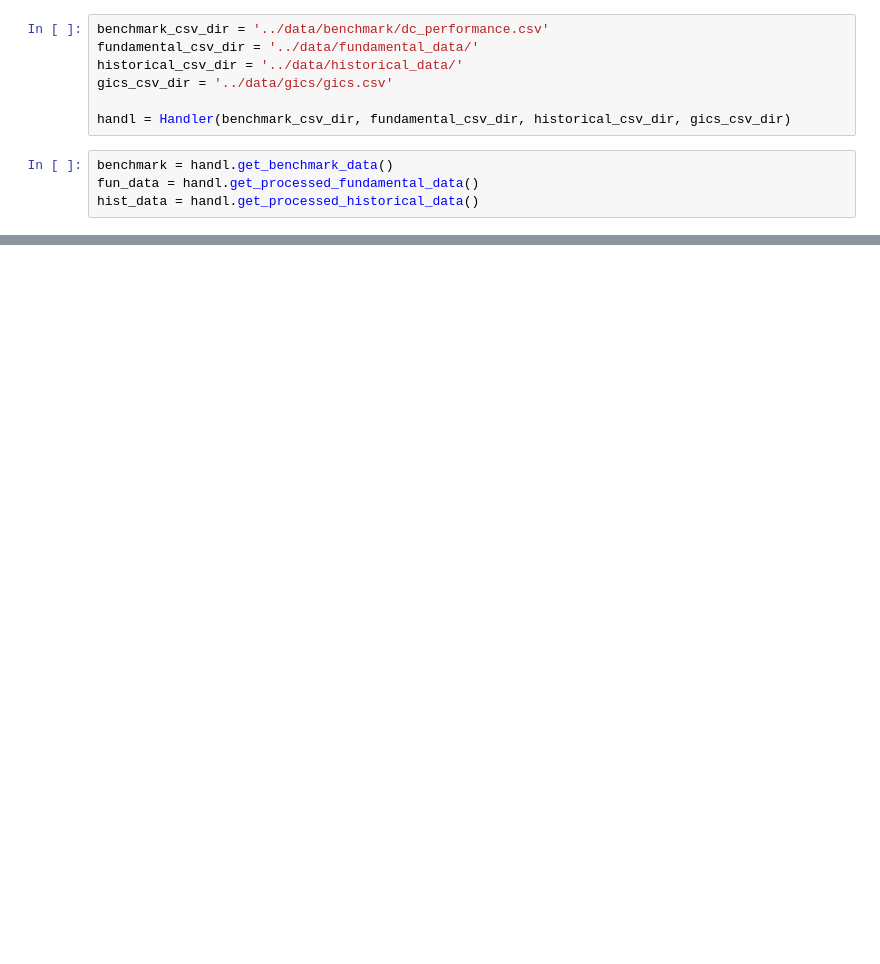
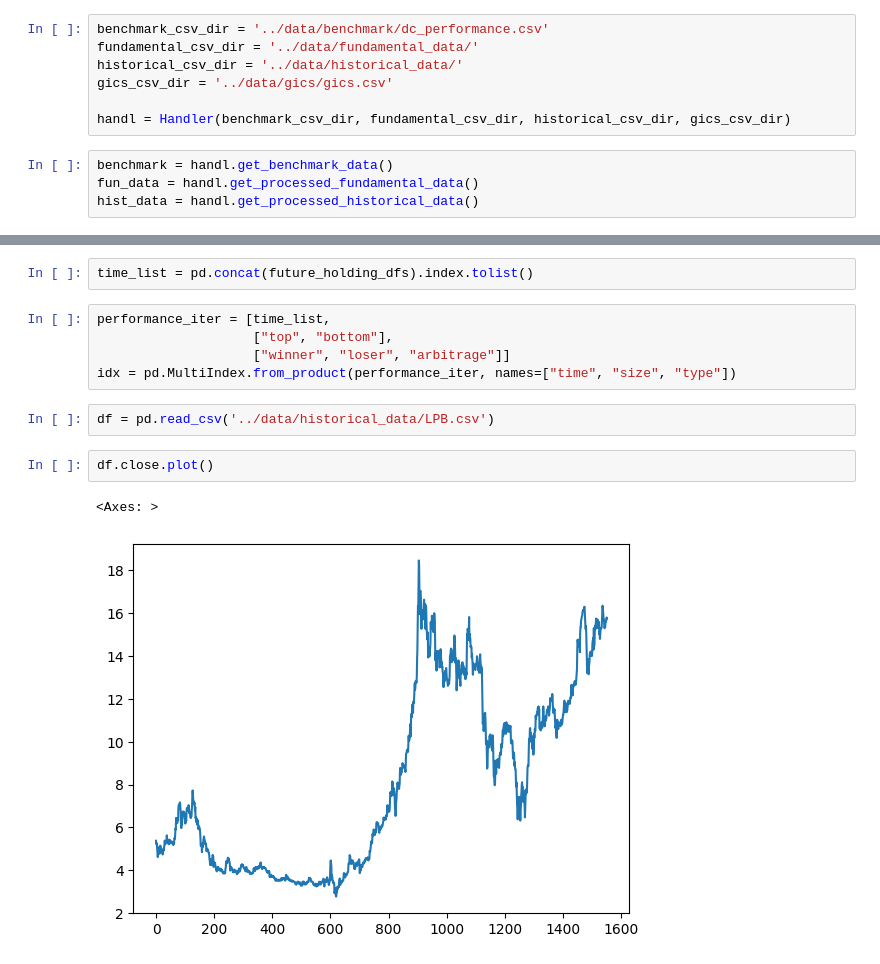
Before and after one commit to quant-quack/vietnam-smallcap-smartbeta-strategy, a Jupyter notebook: notebooks/notebook.ipynb, the cells around one changed output, grey strips where cells are left out. Saved outputs shown, nothing was run; the diff lists cells and outputs as text; blank space fills up the shorter version.

```diff
--- a/notebooks/notebook.ipynb
+++ b/notebooks/notebook.ipynb
@@ -169,0 +77,14 @@ volatility = daily_subset.std()
+# %%
+time_list = pd.concat(future_holding_dfs).index.tolist()
+# %%
+performance_iter = [time_list,
+                    ["top", "bottom"],
+                    ["winner", "loser", "arbitrage"]]
+idx = pd.MultiIndex.from_product(performance_iter, names=["time", "size", "type"])
+# %%
+df = pd.read_csv('../data/historical_data/LPB.csv')
+# %%
+df.close.plot()
+# %% [output]
+<Axes: >
+[figure, added]
```
Also changed, not shown: parts of 14 cells of this notebook, 11 other files.
